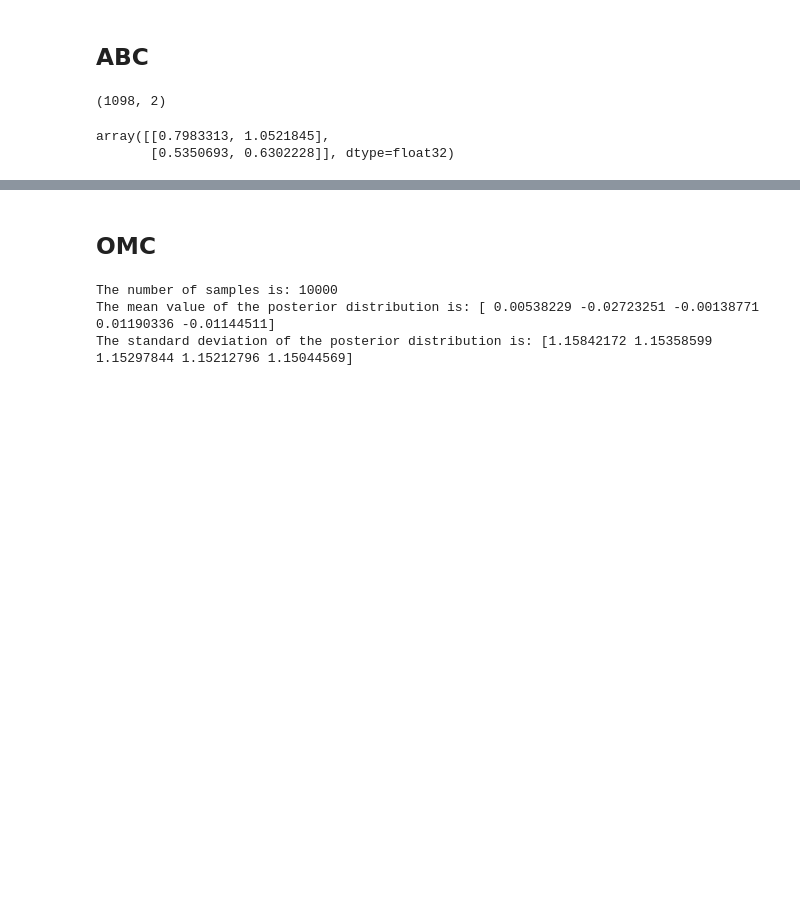
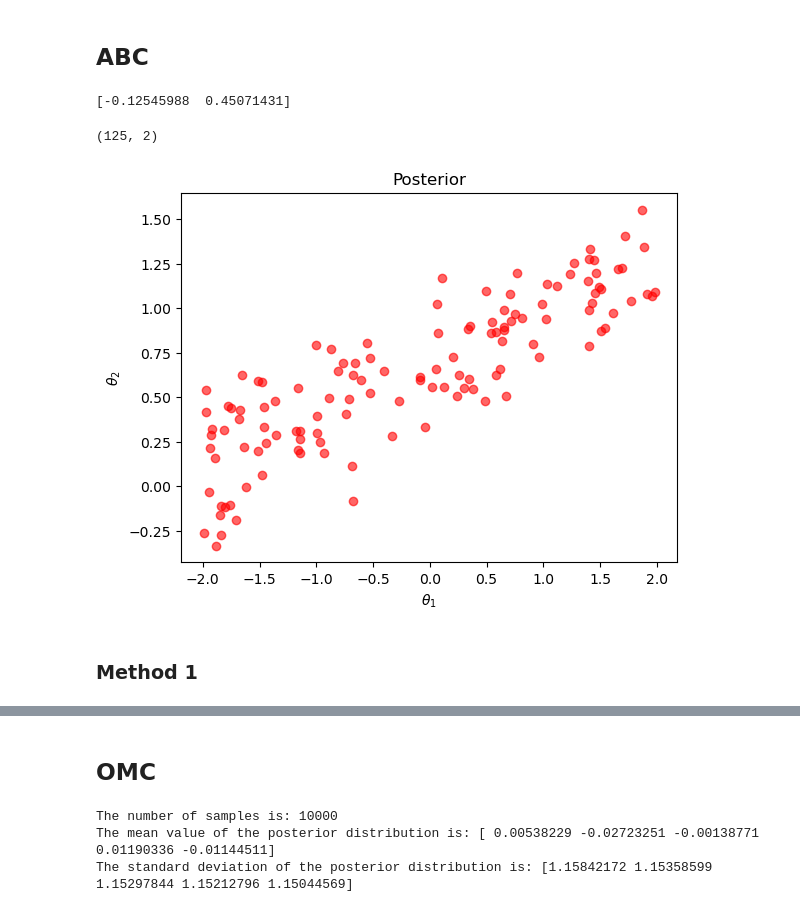
Before and after one commit to TheodoraChrysoula/sbi, a Jupyter notebook: notebooks/SBI_examples.ipynb, the cells around one changed output, grey strips where cells are left out. Saved outputs shown, nothing was run; the diff lists cells and outputs as text; code cells hidden in the pictures; blank space fills up the shorter version.

Commit message:
Update abc methods

```diff
--- a/notebooks/SBI_examples.ipynb
+++ b/notebooks/SBI_examples.ipynb
@@ -20,6 +20,6 @@ from models.abc import abc_inference
 # %%
 # Define the dimensions and the number of samples
-N = 100000
+N = 10_000
 dim = 2 # 2, 5, 10
 
 # Observation
@@ -27,8 +27,9 @@ y_obs = np.array(0.3)
 # Use seed to have the same value for x in each run
 np.random.seed(42)
 x = np.random.uniform(-0.5, 0.5, size = (dim,))
+print(x)
 # threshold
-e = 0.01
+eps = 0.01
 
 # Sampling thetas
 np.random.seed(None)
@@ -38,13 +39,22 @@ theta_pr = prior(N, dim)
 selected_sim = simulator2
 
 # List of the accepted samples
-samples_pos = abc_inference(y_obs, x, theta_pr, e, selected_sim)
+samples_pos = abc_inference(y_obs, x, theta_pr, eps, selected_sim)
+# %% [output]
+[-0.12545988  0.45071431]
 # %%
 samples_pos.shape #simulator: 2:1082 , 5:947 , 10:678, 20:493, simulator2: 2: 1084, 5:966, 10: 665, 20: 489
 # %% [output]
-(1098, 2)
+(125, 2)
 # %%
-samples_pos[:2, :]
+import matplotlib.pyplot as plt
+
+plt.scatter(samples_pos[:, 0], samples_pos[:, 1], alpha = 0.6, color='red')
+plt.title('Posterior')
+plt.xlabel(r"$\theta_1$")
+plt.ylabel(r"$\theta_2$")
+plt.show()
 # %% [output]
-array([[0.7983313, 1.0521845],
-       [0.5350693, 0.6302228]], dtype=float32)
+[figure, added]
+# %% [markdown]
+### Method 1
```
Also changed, not shown: parts of 3 cells of this notebook, 2 other files.
